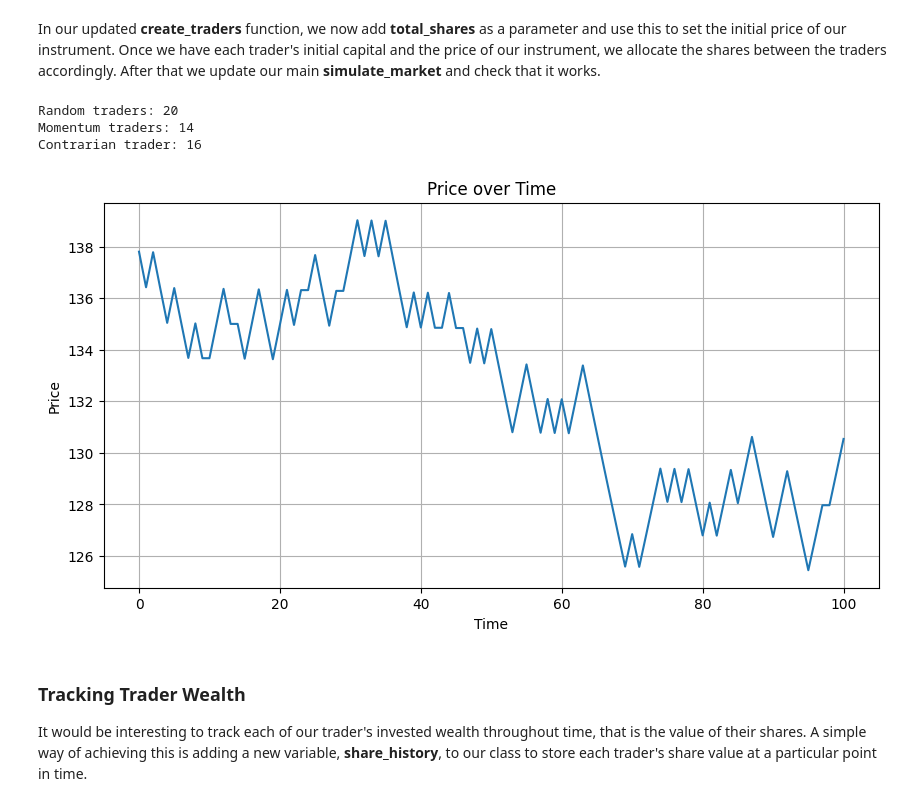
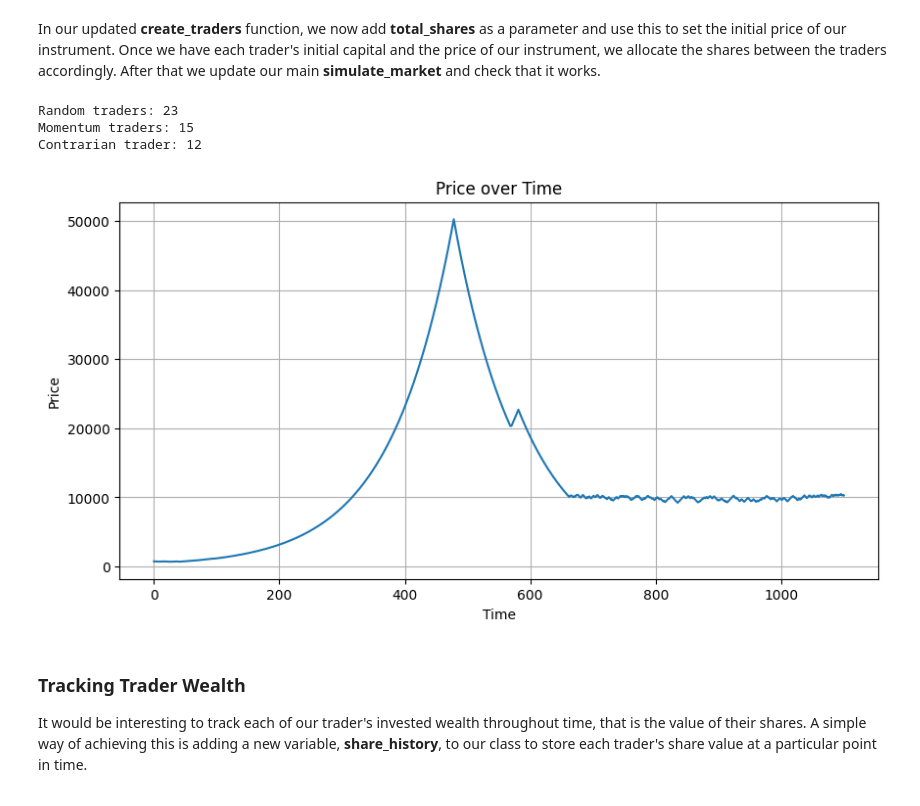
Before and after one commit to wiaanjvr/market_simulation, a Jupyter notebook: market_sim_1.0.ipynb, the cells around one changed output. Drawn from its saved outputs; the diff is of its cells as text; code cells hidden in the pictures.

```diff
--- a/market_sim_1.0.ipynb
+++ b/market_sim_1.0.ipynb
@@ -126,6 +128,10 @@ def run_sim(traders, price, price_history, time_steps):
                 buy_orders.append(trader)
             elif (decision == 'sell') and (trader.shares > 0):
                 sell_orders.append(trader)
+
+        # randomly rearrange the order lists so that the first traders aren't always trading first
+        random.shuffle(buy_orders)
+        random.shuffle(sell_orders)
 
         # find number of buyers and sellers that match (eg. 10 buyers:7 sellers -> num_match = 7)
         num_matched = min(len(buy_orders), len(sell_orders))
@@ -215,6 +221,9 @@ def initiate_orders(traders, price, price_history):
             buy_orders.append(trader)
         elif (decision == 'sell') and (trader.shares > 0):
             sell_orders.append(trader)
+
+    random.shuffle(buy_orders)
+    random.shuffle(sell_orders)
 
     return buy_orders, sell_orders
 
@@ -377,18 +386,18 @@ def create_traders(num_traders, total_shares):
 # %% [markdown]
 In our updated __create_traders__ function, we now add __total_shares__ as a parameter and use this to set the initial price of our instrument. Once we have each trader's initial capital and the price of our instrument, we allocate the shares between the traders accordingly. After that we update our main __simulate_market__ and check that it works.
 # %%
-def simulate_market(num_traders, time_steps, transaction_fee_perc=0.75, total_shares=50000):
+def simulate_market(num_traders, time_steps, transaction_fee_perc=0.75, total_shares=10000):
     traders, initial_price = create_traders(num_traders, total_shares)
     print_trader_counts(traders)
     ph = run_sim(traders, initial_price, [initial_price], time_steps, transaction_fee_perc)
     plot_price(ph)
 
-simulate_market(50, 100)
+simulate_market(50, 1100)
 # %% [output]
-Random traders: 20
-Momentum traders: 14
-Contrarian trader: 16
+Random traders: 23
+Momentum traders: 15
+Contrarian trader: 12
-[figure, old version]
+[figure, new version]
 # %% [markdown]
 ### __Tracking Trader Wealth__
 
```
Also changed, not shown: parts of 14 cells of this notebook.
